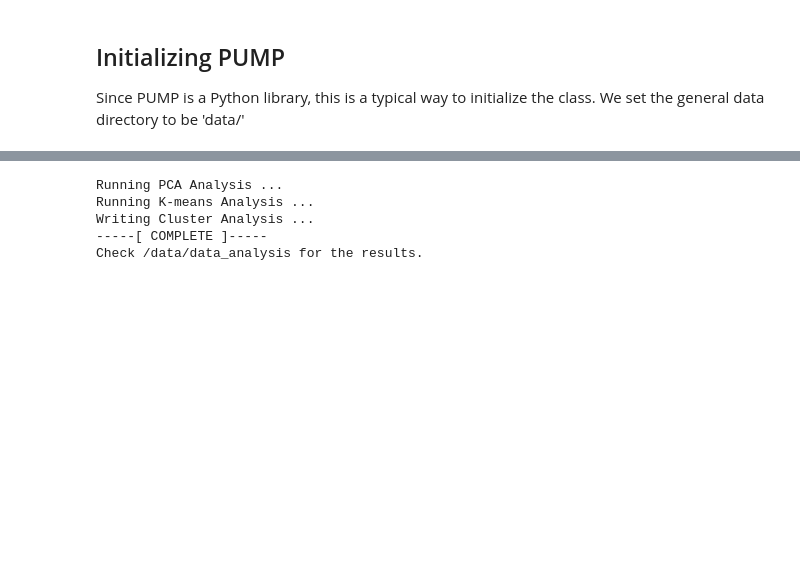
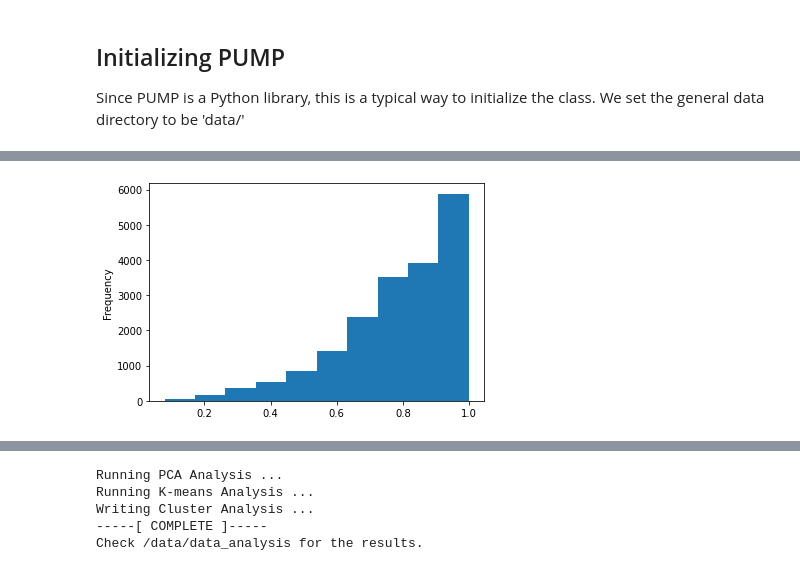
Before and after one commit to calpoly-bioinf/pump, a Jupyter notebook: notebooks/pipeline.ipynb, the cells around one changed output, grey strips where cells are left out. Drawn from its saved outputs; the diff is of its cells as text; code cells hidden in the pictures; blank space fills up the shorter version.

```diff
--- a/notebooks/pipeline.ipynb
+++ b/notebooks/pipeline.ipynb
@@ -119,0 +127,4 @@ After multiple trials, we believe this run with these parameters produces a gene
+# %%
+Xf.max().plot.hist();
+# %% [output]
+[figure, added]
```
Also changed, not shown: parts of 10 cells of this notebook, 1 other file.
